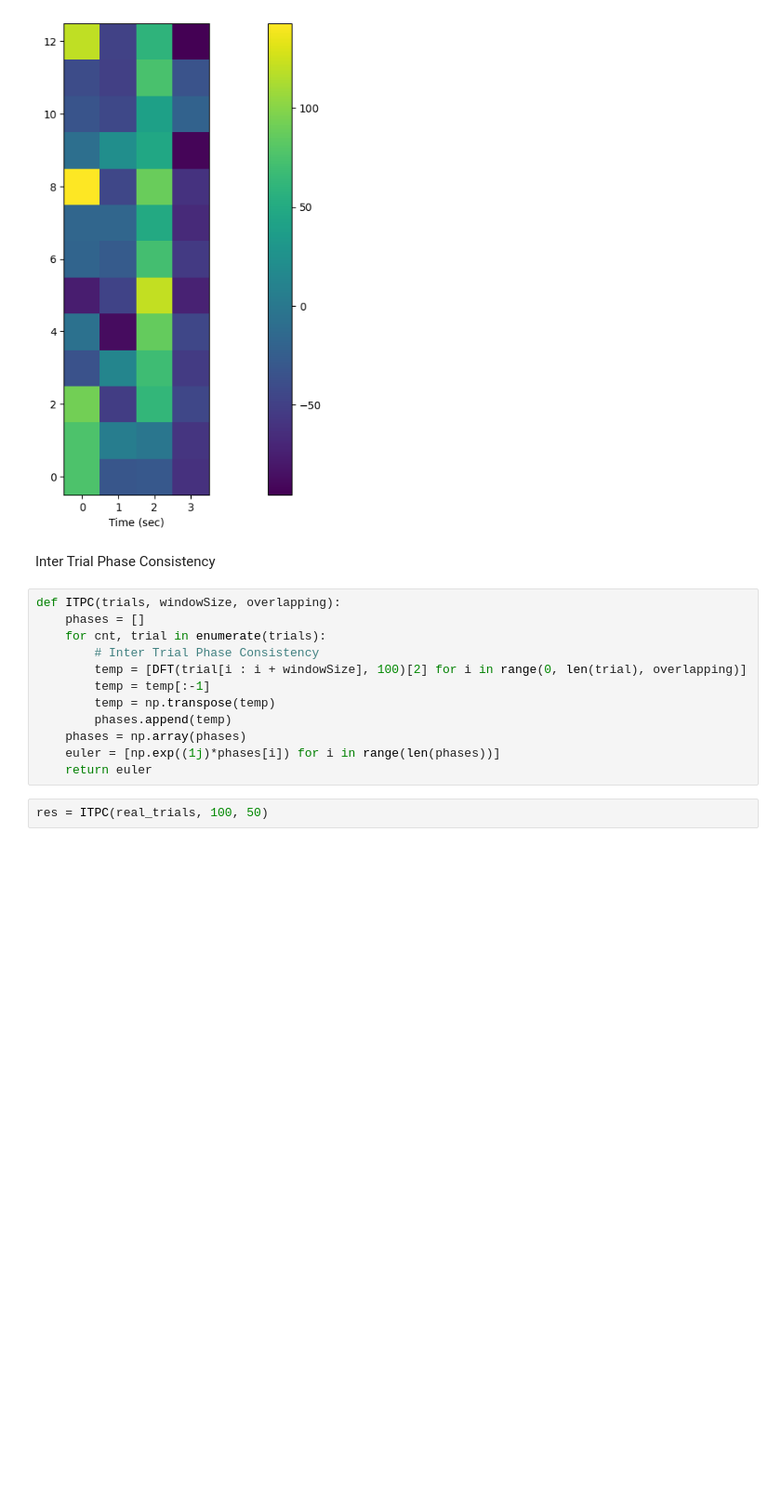
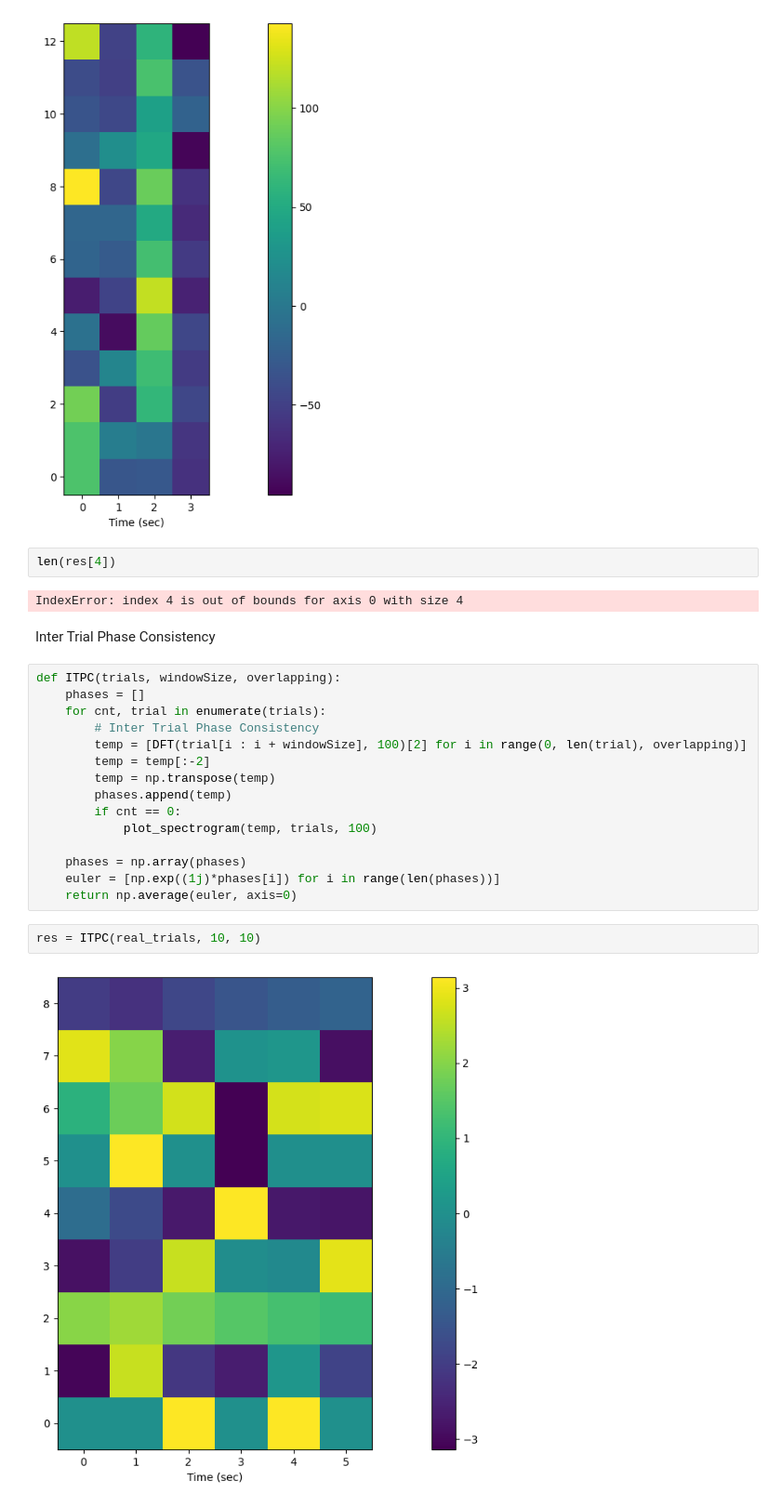
Before and after one commit to miretteamin/Time_Frequency_Analysis, a Jupyter notebook: tf_analysis.ipynb, the cells around one changed output. Shown at 93% size. Saved outputs shown, nothing was run; the diff lists cells and outputs as text; blank space fills up the shorter version.

Commit message:
ITPC correction

```diff
--- a/tf_analysis.ipynb
+++ b/tf_analysis.ipynb
@@ -178,6 +178,10 @@ res, percentages_changes = tf(real_trials, 10,5)
 # %% [output]
 [figure]
 [figure]
+# %%
+len(res[4])
+# %% [output]
+IndexError: index 4 is out of bounds for axis 0 with size 4
 # %% [markdown]
 Inter Trial Phase Consistency
 # %%
@@ -186,11 +190,16 @@ def ITPC(trials, windowSize, overlapping):
     for cnt, trial in enumerate(trials):
         # Inter Trial Phase Consistency
         temp = [DFT(trial[i : i + windowSize], 100)[2] for i in range(0, len(trial), overlapping)]
-        temp = temp[:-1]
+        temp = temp[:-2]
         temp = np.transpose(temp)
         phases.append(temp)
+        if cnt == 0:
+            plot_spectrogram(temp, trials, 100)
+
     phases = np.array(phases)
     euler = [np.exp((1j)*phases[i]) for i in range(len(phases))]
-    return euler
+    return np.average(euler, axis=0)
 # %%
-res = ITPC(real_trials, 100, 50)
+res = ITPC(real_trials, 10, 10)
+# %% [output]
+[figure, added]
```
